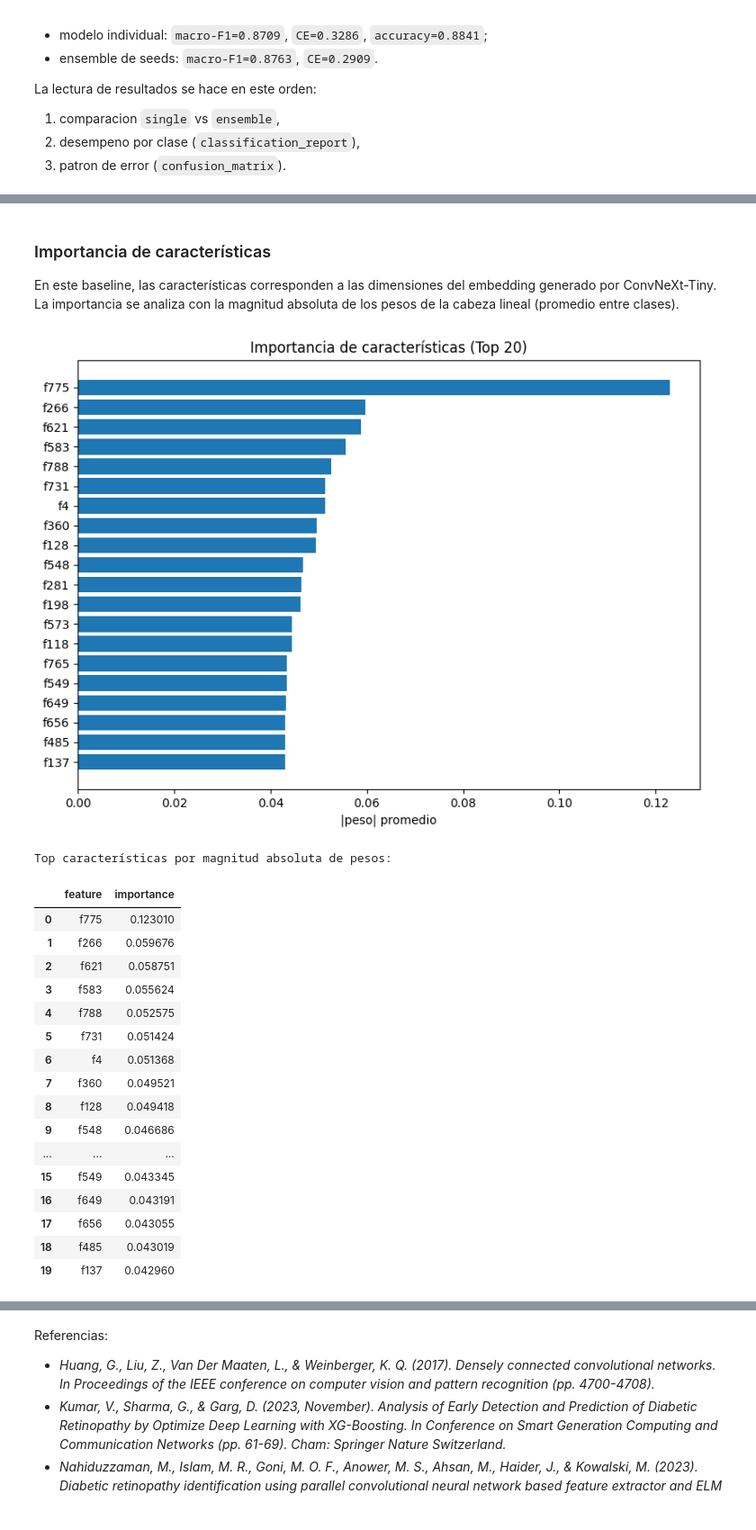
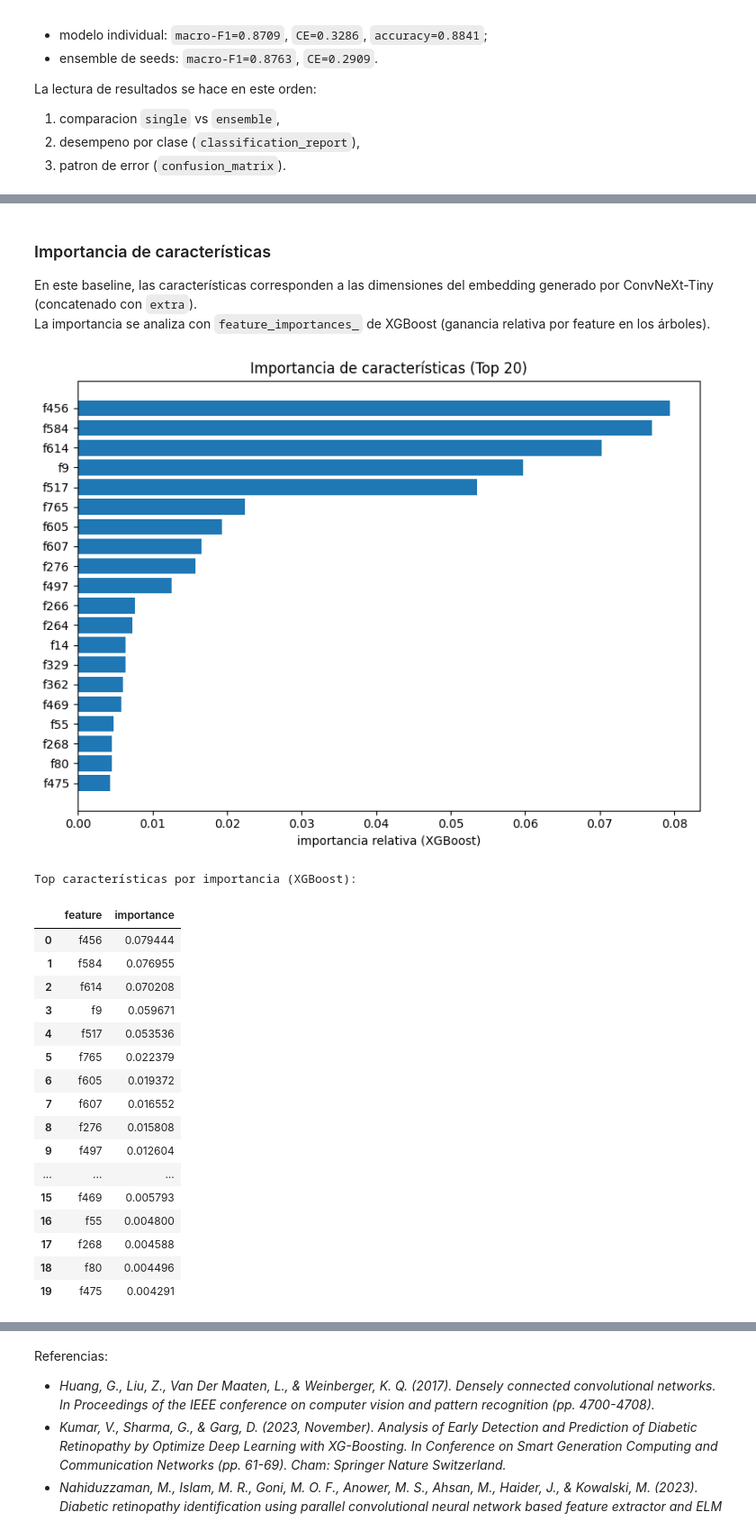
Before and after one commit to magdaleno88/Sam_Oct_IA, a Jupyter notebook: notebooks/Avance4_Equipo21_ConvNeXt-Tiny.ipynb, the cells around one changed output, grey strips where cells are left out. Shown at 90% size. Drawn from its saved outputs; the diff is of its cells as text; code cells hidden in the pictures.

Commit message:
adding XGBoost

```diff
--- a/notebooks/Avance4_Equipo21_ConvNeXt-Tiny.ipynb
+++ b/notebooks/Avance4_Equipo21_ConvNeXt-Tiny.ipynb
@@ -1060,7 +1080,7 @@ IMAGE_SIZE = 320
 BATCH_SIZE = 16
 HIST_BINS = 16
 AUGMENTATION_MODES = [0, 1, 2, 3, 4, 5, 6, 7]
-SAMPLER_WEIGHT_EXPONENT = 0.55
+SAMPLER_WEIGHT_EXPONENT = 0.50
 
 majority_class_baseline = int(class_counts_baseline.idxmax())
 
@@ -1279,20 +1299,35 @@ Resultado del ajuste sistematico en este run: mejor perdida `weighted_ce_eff` y
 
 Se selecciona el mejor checkpoint por **macro-F1 de validacion** en cada seed.
 # %%
-LOSS_SEARCH_EPOCHS = 8
+LOSS_SEARCH_EPOCHS = 12
 FINAL_EPOCHS = 12
 
 HEAD_LR = 5e-4
 BACKBONE_LR = 3e-5
 WEIGHT_DECAY = 1e-3
-HEAD_DROPOUT = 0.50
-LABEL_SMOOTHING = 0.08
+HEAD_DROPOUT = 0.35
+LABEL_SMOOTHING = 0.06
 EARLY_STOPPING_PATIENCE = 3
 
-SELECTION_METRIC = "recall_macro"
+SELECTION_METRIC = "clinical_safety"
 MINORITY_CLASS_FOR_RECALL = 2
 MINORITY_WEIGHT_BOOST = 1.25
 THRESHOLD_MAX_F1_DROP = 0.010
+
+# Criterio clínico: minimizar falsos negativos críticos (severa -> sana).
+CRITICAL_TRUE_CLASS = 2
+CRITICAL_PRED_CLASS = 0
+CLINICAL_MAX_F1_DROP = 0.015
+CLINICAL_MAX_ACC_DROP = 0.010
+
+# Separación de validación para evitar sobreajuste al calibrar umbrales.
+CALIBRATION_VAL_FRACTION = 0.40
+
+# Búsqueda de pérdida más robusta (promedio de varias seeds cortas).
+LOSS_SEARCH_SEEDS_COUNT = 2
+
+# Aíslamiento de checkpoints por experimento para evitar mezcla de resultados viejos.
+EXPERIMENT_TAG = "clinical_guard_calibrated_v1"
 
 UNFREEZE_BACKBONE_BLOCKS = 2  # fine-tuning parcial para reducir sobreajuste
 
@@ -1915,54 +2262,51 @@ plt.show()
 # %% [markdown]
-
 ### Importancia de características
 
-En este baseline, las características corresponden a las dimensiones del embedding generado por ConvNeXt-Tiny.
-La importancia se analiza con la magnitud absoluta de los pesos de la cabeza lineal (promedio entre clases).
+En este baseline, las características corresponden a las dimensiones del embedding generado por ConvNeXt-Tiny (concatenado con `extra`).
+La importancia se analiza con `feature_importances_` de XGBoost (ganancia relativa por feature en los árboles).
 # %%
-
-# Importancia de características (cabeza lineal): magnitud absoluta de pesos
-coef = final_model.head.weight.detach().cpu().numpy()  # (num_classes, embedding_dim + extra_dim)
-importance = np.mean(np.abs(coef), axis=0)
+# Importancia de características (XGBoost)
+importance = np.asarray(xgb_model.feature_importances_, dtype=np.float64)
 
 importance_df = (
     pd.DataFrame({
         "feature": [f"f{i}" for i in range(len(importance))],
         "importance": importance,
     })
     .sort_values("importance", ascending=False)
     .reset_index(drop=True)
 )
 
 top_k = 20
 top_df = importance_df.head(top_k)
 
 plt.figure(figsize=(8, 6))
 plt.barh(top_df["feature"][::-1], top_df["importance"][::-1])
-plt.xlabel("|peso| promedio")
+plt.xlabel("importancia relativa (XGBoost)")
 plt.title(f"Importancia de características (Top {top_k})")
 plt.tight_layout()
 plt.show()
 
-print("Top características por magnitud absoluta de pesos:")
+print("Top características por importancia (XGBoost):")
 display(top_df)
 # %% [output]
-[figure, old version]
+[figure, new version]
-Top características por magnitud absoluta de pesos:
+Top características por importancia (XGBoost):
 |  | feature | importance |
-| 0 | f775 | 0.123010 |
-| 1 | f266 | 0.059676 |
-| 2 | f621 | 0.058751 |
-| 3 | f583 | 0.055624 |
-| 4 | f788 | 0.052575 |
-| 5 | f731 | 0.051424 |
-| 6 | f4 | 0.051368 |
-| 7 | f360 | 0.049521 |
-| 8 | f128 | 0.049418 |
-| 9 | f548 | 0.046686 |
+| 0 | f456 | 0.079444 |
+| 1 | f584 | 0.076955 |
+| 2 | f614 | 0.070208 |
+| 3 | f9 | 0.059671 |
+| 4 | f517 | 0.053536 |
+| 5 | f765 | 0.022379 |
+| 6 | f605 | 0.019372 |
+| 7 | f607 | 0.016552 |
+| 8 | f276 | 0.015808 |
+| 9 | f497 | 0.012604 |
 | ... | ... | ... |
-| 15 | f549 | 0.043345 |
-| 16 | f649 | 0.043191 |
-| 17 | f656 | 0.043055 |
-| 18 | f485 | 0.043019 |
-| 19 | f137 | 0.042960 |
+| 15 | f469 | 0.005793 |
+| 16 | f55 | 0.004800 |
+| 17 | f268 | 0.004588 |
+| 18 | f80 | 0.004496 |
+| 19 | f475 | 0.004291 |
 # %% [markdown]
```
Also changed, not shown: parts of 16 cells of this notebook.
